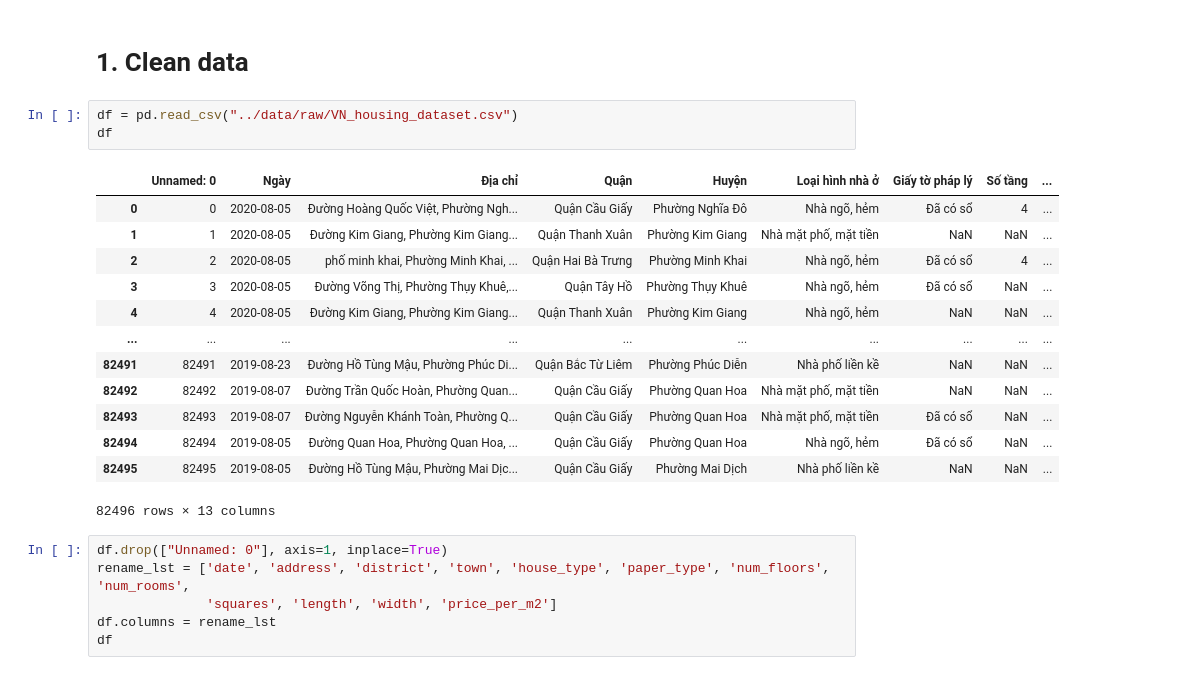
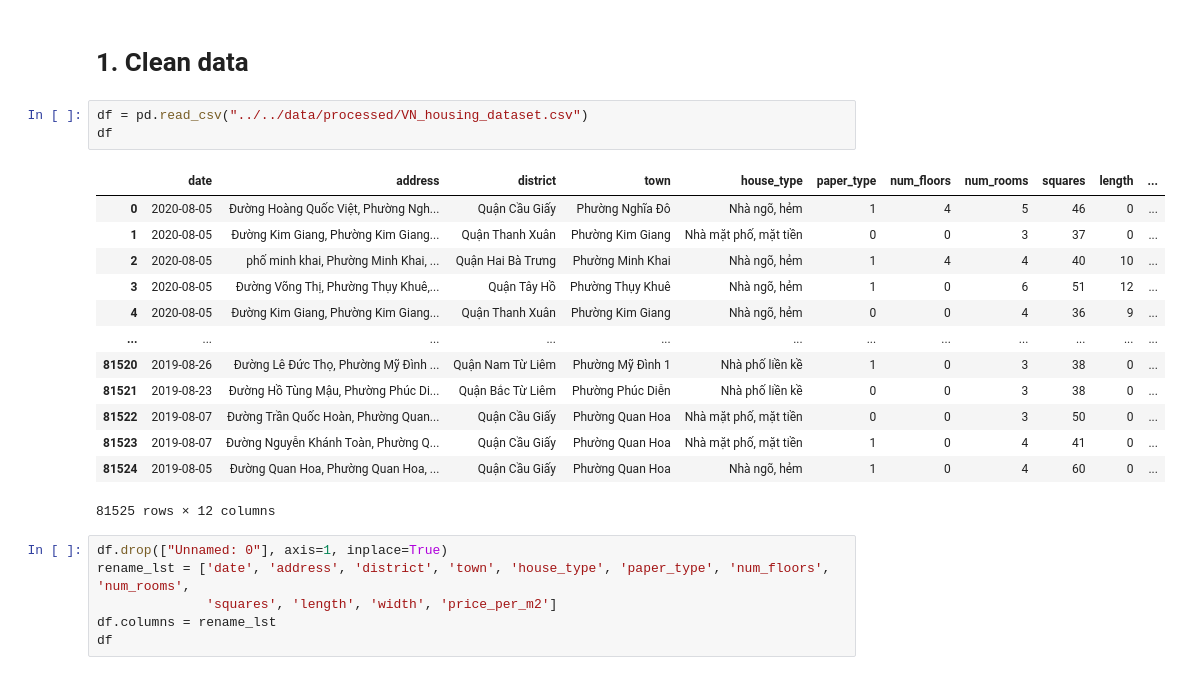
Before and after one commit to nnaaaa/VietNamHousing, a Jupyter notebook: src/model/predict_price.ipynb, the cells around one changed output. Drawn from its saved outputs; the diff is of its cells as text.

Commit message:
VNH-5 | Get processed data

```diff
--- a/notebook/predict_price.ipynb
+++ b/src/model/predict_price.ipynb
@@ -8,22 +8,22 @@ import re
 # %% [markdown]
 # 1. Clean data
 # %%
-df = pd.read_csv("../data/raw/VN_housing_dataset.csv")
+df = pd.read_csv("../../data/processed/VN_housing_dataset.csv")
 df
 # %% [output]
-|  | Unnamed: 0 | Ngày | Địa chỉ | Quận | Huyện | Loại hình nhà ở | Giấy tờ pháp lý | Số tầng | ... |
-| 0 | 0 | 2020-08-05 | Đường Hoàng Quốc Việt, Phường Ngh... | Quận Cầu Giấy | Phường Nghĩa Đô | Nhà ngõ, hẻm | Đã có sổ | 4 | ... |
-| 1 | 1 | 2020-08-05 | Đường Kim Giang, Phường Kim Giang... | Quận Thanh Xuân | Phường Kim Giang | Nhà mặt phố, mặt tiền | NaN | NaN | ... |
-| 2 | 2 | 2020-08-05 | phố minh khai, Phường Minh Khai, ... | Quận Hai Bà Trưng | Phường Minh Khai | Nhà ngõ, hẻm | Đã có sổ | 4 | ... |
-| 3 | 3 | 2020-08-05 | Đường Võng Thị, Phường Thụy Khuê,... | Quận Tây Hồ | Phường Thụy Khuê | Nhà ngõ, hẻm | Đã có sổ | NaN | ... |
-| 4 | 4 | 2020-08-05 | Đường Kim Giang, Phường Kim Giang... | Quận Thanh Xuân | Phường Kim Giang | Nhà ngõ, hẻm | NaN | NaN | ... |
-| ... | ... | ... | ... | ... | ... | ... | ... | ... | ... |
-| 82491 | 82491 | 2019-08-23 | Đường Hồ Tùng Mậu, Phường Phúc Di... | Quận Bắc Từ Liêm | Phường Phúc Diễn | Nhà phố liền kề | NaN | NaN | ... |
-| 82492 | 82492 | 2019-08-07 | Đường Trần Quốc Hoàn, Phường Quan... | Quận Cầu Giấy | Phường Quan Hoa | Nhà mặt phố, mặt tiền | NaN | NaN | ... |
-| 82493 | 82493 | 2019-08-07 | Đường Nguyễn Khánh Toàn, Phường Q... | Quận Cầu Giấy | Phường Quan Hoa | Nhà mặt phố, mặt tiền | Đã có sổ | NaN | ... |
-| 82494 | 82494 | 2019-08-05 | Đường Quan Hoa, Phường Quan Hoa, ... | Quận Cầu Giấy | Phường Quan Hoa | Nhà ngõ, hẻm | Đã có sổ | NaN | ... |
-| 82495 | 82495 | 2019-08-05 | Đường Hồ Tùng Mậu, Phường Mai Dịc... | Quận Cầu Giấy | Phường Mai Dịch | Nhà phố liền kề | NaN | NaN | ... |
+|  | date | address | district | town | house_type | paper_type | num_floors | num_rooms | squares | length | ... |
+| 0 | 2020-08-05 | Đường Hoàng Quốc Việt, Phường Ngh... | Quận Cầu Giấy | Phường Nghĩa Đô | Nhà ngõ, hẻm | 1 | 4 | 5 | 46 | 0 | ... |
+| 1 | 2020-08-05 | Đường Kim Giang, Phường Kim Giang... | Quận Thanh Xuân | Phường Kim Giang | Nhà mặt phố, mặt tiền | 0 | 0 | 3 | 37 | 0 | ... |
+| 2 | 2020-08-05 | phố minh khai, Phường Minh Khai, ... | Quận Hai Bà Trưng | Phường Minh Khai | Nhà ngõ, hẻm | 1 | 4 | 4 | 40 | 10 | ... |
+| 3 | 2020-08-05 | Đường Võng Thị, Phường Thụy Khuê,... | Quận Tây Hồ | Phường Thụy Khuê | Nhà ngõ, hẻm | 1 | 0 | 6 | 51 | 12 | ... |
+| 4 | 2020-08-05 | Đường Kim Giang, Phường Kim Giang... | Quận Thanh Xuân | Phường Kim Giang | Nhà ngõ, hẻm | 0 | 0 | 4 | 36 | 9 | ... |
+| ... | ... | ... | ... | ... | ... | ... | ... | ... | ... | ... | ... |
+| 81520 | 2019-08-26 | Đường Lê Đức Thọ, Phường Mỹ Đình ... | Quận Nam Từ Liêm | Phường Mỹ Đình 1 | Nhà phố liền kề | 1 | 0 | 3 | 38 | 0 | ... |
+| 81521 | 2019-08-23 | Đường Hồ Tùng Mậu, Phường Phúc Di... | Quận Bắc Từ Liêm | Phường Phúc Diễn | Nhà phố liền kề | 0 | 0 | 3 | 38 | 0 | ... |
+| 81522 | 2019-08-07 | Đường Trần Quốc Hoàn, Phường Quan... | Quận Cầu Giấy | Phường Quan Hoa | Nhà mặt phố, mặt tiền | 0 | 0 | 3 | 50 | 0 | ... |
+| 81523 | 2019-08-07 | Đường Nguyễn Khánh Toàn, Phường Q... | Quận Cầu Giấy | Phường Quan Hoa | Nhà mặt phố, mặt tiền | 1 | 0 | 4 | 41 | 0 | ... |
+| 81524 | 2019-08-05 | Đường Quan Hoa, Phường Quan Hoa, ... | Quận Cầu Giấy | Phường Quan Hoa | Nhà ngõ, hẻm | 1 | 0 | 4 | 60 | 0 | ... |
-82496 rows × 13 columns
+81525 rows × 12 columns
 # %%
 df.drop(["Unnamed: 0"], axis=1, inplace=True)
 rename_lst = ['date', 'address', 'district', 'town', 'house_type', 'paper_type', 'num_floors', 'num_rooms',
```
Also changed, not shown: 2 other files.
